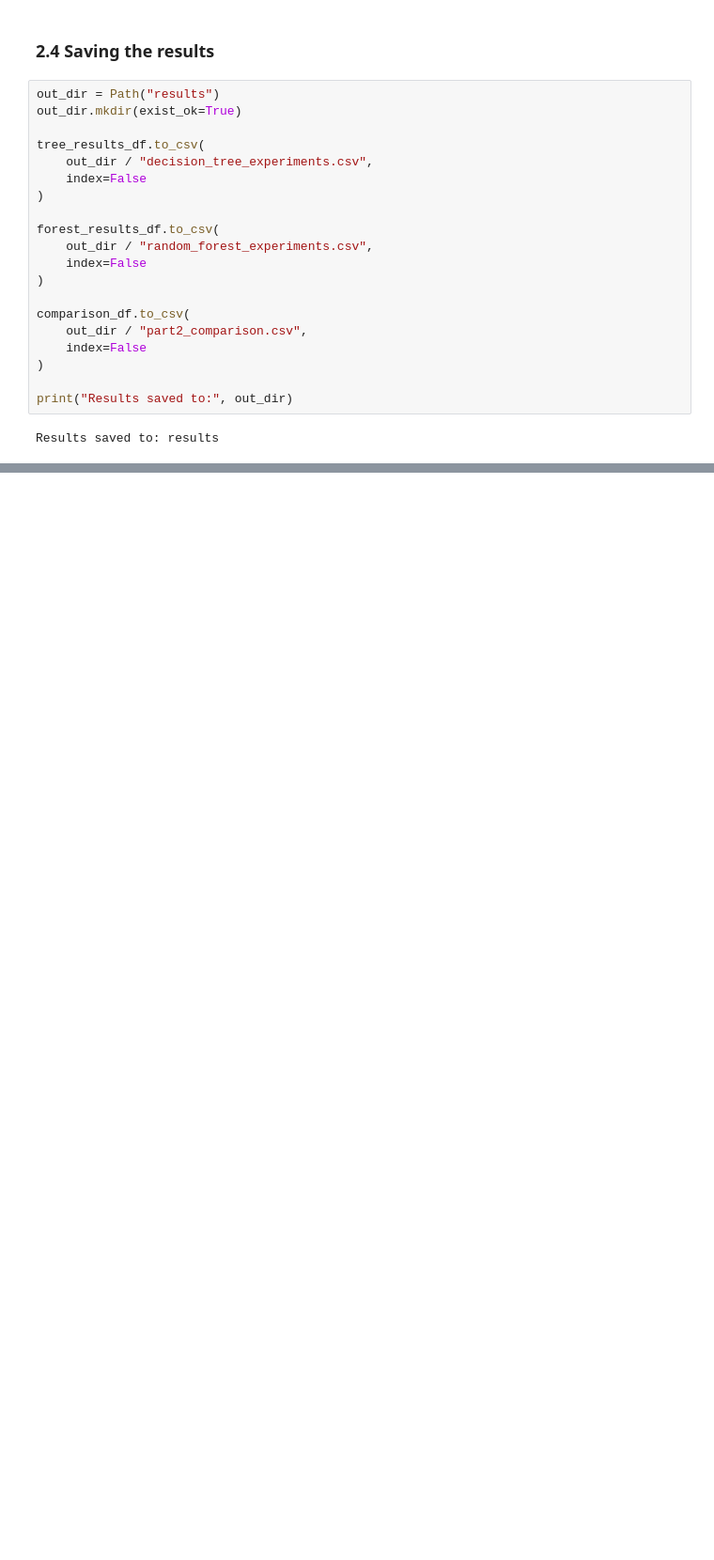
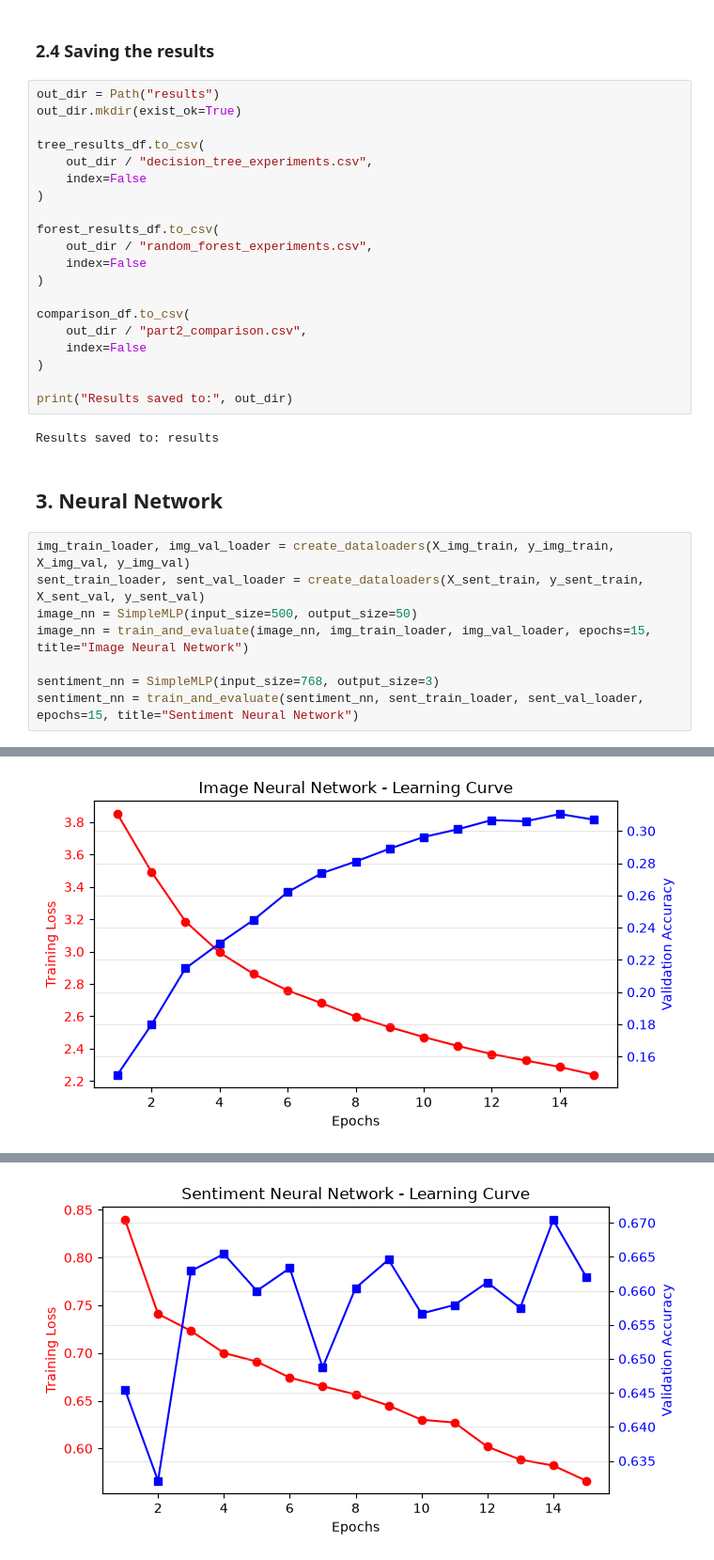
Before and after one commit to COMP472-Fall2026/Team11_NN, a Jupyter notebook: 02_supervised_models.ipynb, the cells around one changed output, grey strips where cells are left out. Shown at 94% size. Cells and saved outputs as stored; diff of their text form; blank space fills up the shorter version.

Commit message:
added neural network

```diff
--- a/02_supervised_models.ipynb
+++ b/02_supervised_models.ipynb
@@ -542,3 +543,14 @@ comparison_df.to_csv(
 print("Results saved to:", out_dir)
 # %% [output]
 Results saved to: results
+# %% [markdown]
+## 3. Neural Network
+# %%
+img_train_loader, img_val_loader = create_dataloaders(X_img_train, y_img_train, X_img_val, y_img_val)
+sent_train_loader, sent_val_loader = create_dataloaders(X_sent_train, y_sent_train, X_sent_val, y_sent_val)
+image_nn = SimpleMLP(input_size=500, output_size=50)
+image_nn = train_and_evaluate(image_nn, img_train_loader, img_val_loader, epochs=15, title="Image Neural Network")
+
+sentiment_nn = SimpleMLP(input_size=768, output_size=3)
+sentiment_nn = train_and_evaluate(sentiment_nn, sent_train_loader, sent_val_loader, epochs=15, title="Sentiment Neural Network")
+# %% [output]
@@ -544,0 +564 @@ Results saved to: results
+[figure, added]
@@ -544,0 +572 @@ Results saved to: results
+[figure, added]
```
Also changed, not shown: parts of 2 cells of this notebook, 1 other file.
